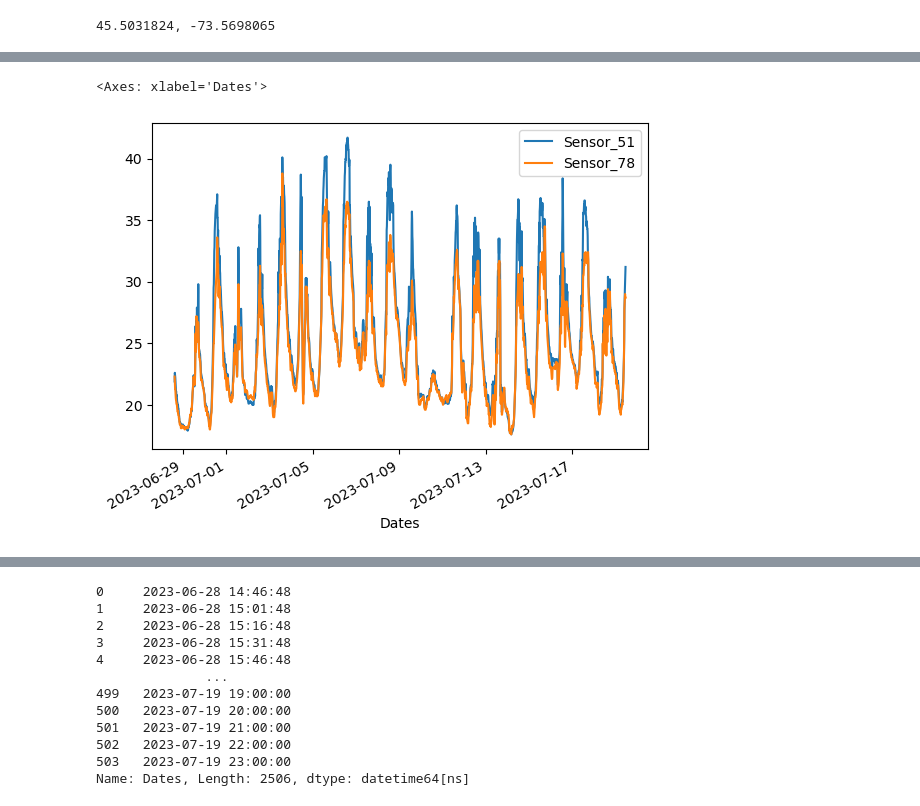
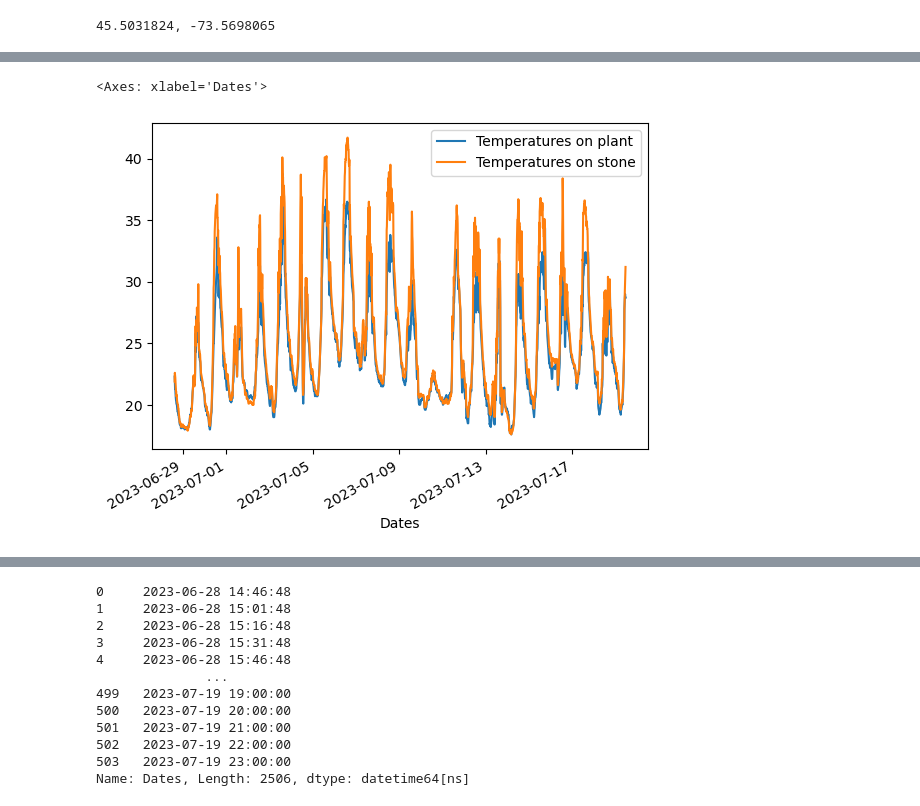
Before and after one commit to qhienle/ieb_icu, a Jupyter notebook: ieb_icu-analyses.ipynb, the cells around one changed output, grey strips where cells are left out. Saved outputs shown, nothing was run; the diff lists cells and outputs as text; code cells hidden in the pictures.

```diff
--- a/ieb_icu-analyses.ipynb
+++ b/ieb_icu-analyses.ipynb
@@ -16,8 +18,8 @@ import plotly.express as px
 
 date_stamp  = '20230719'
 date_format = "%Y-%m-%d %H:%M%S"
-data_stone  = f'data/EFE231100351_{date_stamp}.xlsx'
-data_plant  = f'data/EFE231100378_{date_stamp}.xlsx'
+temp_stone  = f'data/EFE231100351_{date_stamp}.xlsx'
+temp_plant  = f'data/EFE231100378_{date_stamp}.xlsx'
 # %%
 geolocator = Nominatim(user_agent="hien_foo")
 montreal = geolocator.geocode("Montreal, Quebec, Canada")
@@ -80,6 +67,6 @@ df_meteo_mtl.plot(x='Dates', y='Temperatures')
 # %%
-df78 = pd.read_excel(data_plant, skiprows=28, usecols=[1, 2])
-df78.columns = ['Dates', 'Sensor_78']
+df78 = pd.read_excel(temp_plant, skiprows=28, usecols=[1, 2])
+df78.columns = ['Dates', 'Temperatures on plant']
 df78['Dates'] = pd.to_datetime(df78['Dates'])
 df78.head()
 # %% [output]
@@ -90,8 +77,8 @@ df78.head()
 | 3 | 2023-06-28 15:31:48 | 21.3 |
 | 4 | 2023-06-28 15:46:48 | 20.9 |
 # %%
-df51 = pd.read_excel(data_stone, skiprows=28, usecols=[1, 2])
-df51.columns = ['Dates', 'Sensor_51']
+df51 = pd.read_excel(temp_stone, skiprows=28, usecols=[1, 2])
+df51.columns = ['Dates', 'Temperatures on stone']
 df51['Dates'] = pd.to_datetime(df51['Dates'])
 df51.tail()
 # %% [output]
@@ -114,3 +101,6 @@ df.describe()
 | 50% | 23.300000 | 23.800000 |
 | 75% | 27.000000 | 28.575000 |
 | max | 38.800000 | 41.700000 |
+# %%
+df['Difference'] = df['Temperatures on stone'] - df['Temperatures on plant']
+df
@@ -117,8 +121,8 @@ df.describe()
 # %%
-df.plot(x='Dates', y=['Sensor_51', 'Sensor_78'])
+df.plot(x='Dates', y=['Temperatures on plant', 'Temperatures on stone'])
 # %% [output]
 <Axes: xlabel='Dates'>
-[figure, old version]
+[figure, new version]
 # %%
 fig = px.line(df, x="Dates", y=df.columns,
               title='Temperatures on the wall of the fort')
```
Also changed, not shown: parts of 18 cells of this notebook, 1 other file.
